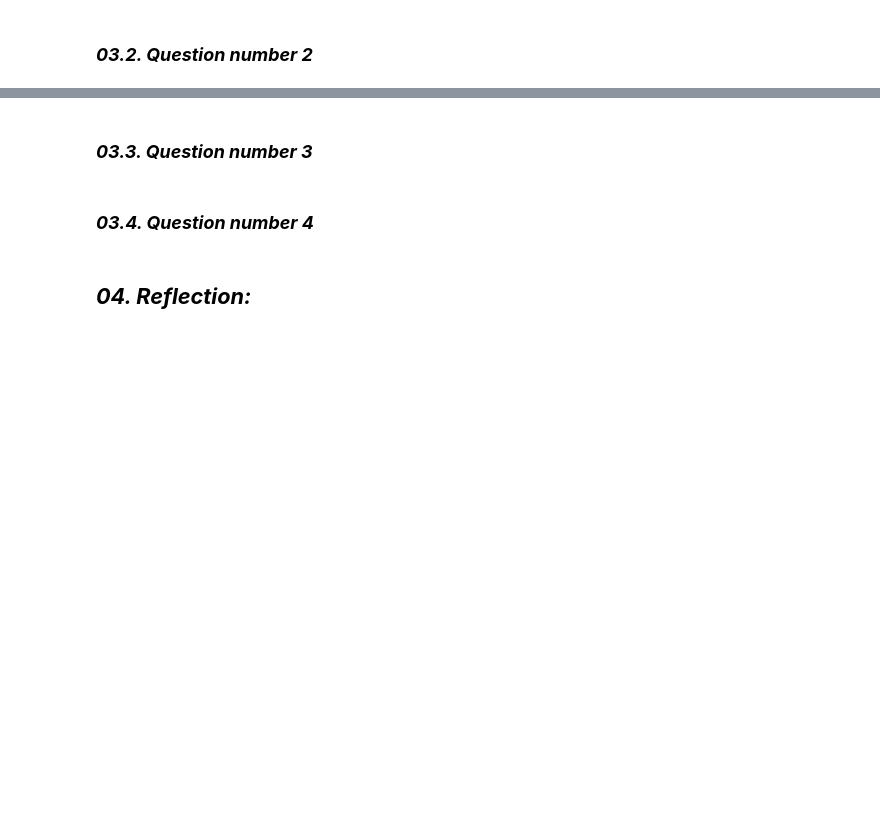
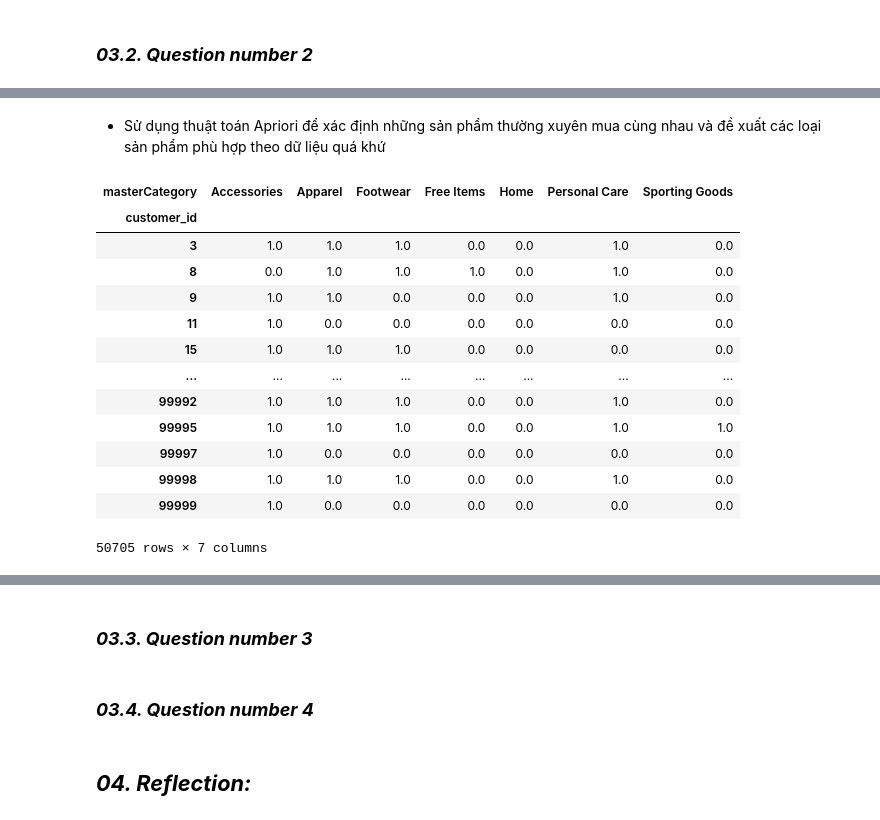
Before and after one commit to thanhanphan17/fashion-campus-dataset-analysis, a Jupyter notebook: [03]-Asking-Questions-and-Analyzing.ipynb, the cells around one changed output, grey strips where cells are left out. Drawn from its saved outputs; the diff is of its cells as text; code cells hidden in the pictures; blank space fills up the shorter version.

```diff
--- a/[03]-Asking-Questions-and-Analyzing.ipynb
+++ b/[03]-Asking-Questions-and-Analyzing.ipynb
@@ -214,0 +273,21 @@ Passing `palette` without assigning `hue` is deprecated and will be removed in v
+# %% [markdown]
+- Sử dụng thuật toán Apriori để xác định những sản phẩm thường xuyên mua cùng nhau và đề xuất các loại sản phẩm phù hợp theo dữ liệu quá khứ
+# %%
+basket = df_transaction_cus_prod.groupby(['customer_id', 'masterCategory'])['quantity'].sum().unstack().fillna(0)
+basket[basket > 0] = 1
+basket
+# %% [output]
+| masterCategory | Accessories | Apparel | Footwear | Free Items | Home | Personal Care | Sporting Goods |
+| customer_id |  |  |  |  |  |  |  |
+| 3 | 1.0 | 1.0 | 1.0 | 0.0 | 0.0 | 1.0 | 0.0 |
+| 8 | 0.0 | 1.0 | 1.0 | 1.0 | 0.0 | 1.0 | 0.0 |
+| 9 | 1.0 | 1.0 | 0.0 | 0.0 | 0.0 | 1.0 | 0.0 |
+| 11 | 1.0 | 0.0 | 0.0 | 0.0 | 0.0 | 0.0 | 0.0 |
+| 15 | 1.0 | 1.0 | 1.0 | 0.0 | 0.0 | 0.0 | 0.0 |
+| ... | ... | ... | ... | ... | ... | ... | ... |
+| 99992 | 1.0 | 1.0 | 1.0 | 0.0 | 0.0 | 1.0 | 0.0 |
+| 99995 | 1.0 | 1.0 | 1.0 | 0.0 | 0.0 | 1.0 | 1.0 |
+| 99997 | 1.0 | 0.0 | 0.0 | 0.0 | 0.0 | 0.0 | 0.0 |
+| 99998 | 1.0 | 1.0 | 1.0 | 0.0 | 0.0 | 1.0 | 0.0 |
+| 99999 | 1.0 | 0.0 | 0.0 | 0.0 | 0.0 | 0.0 | 0.0 |
+50705 rows × 7 columns
```
Also changed, not shown: parts of 23 cells of this notebook, 1 other file.
